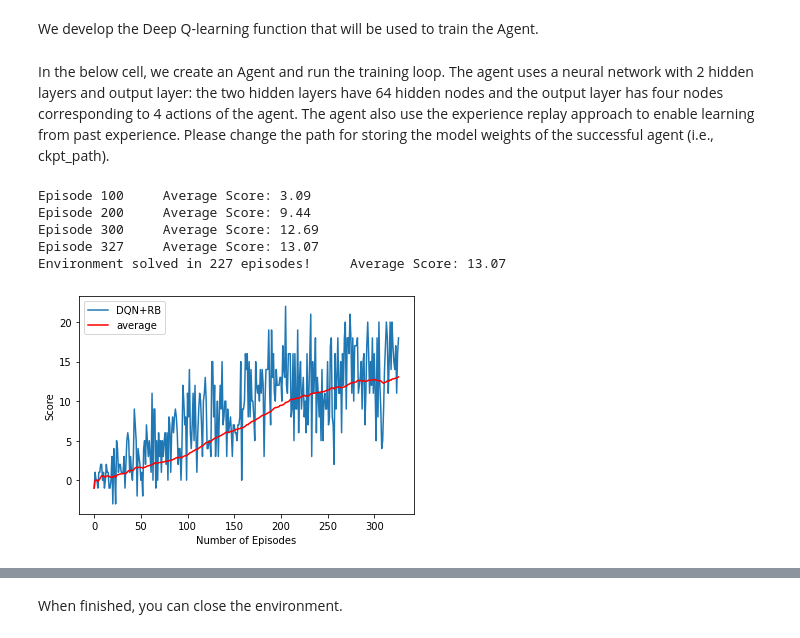
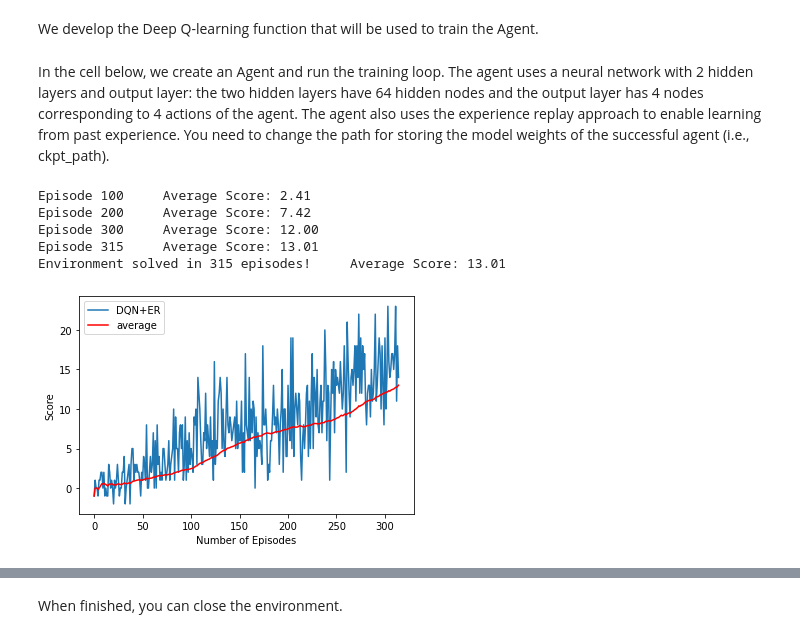
Before and after one commit to truonghuu/drlnd_navigation, a Jupyter notebook: Navigation.ipynb, the cells around one changed output, grey strips where cells are left out. Drawn from its saved outputs; the diff is of its cells as text; code cells hidden in the pictures.

```diff
--- a/Navigation.ipynb
+++ b/Navigation.ipynb
@@ -183,25 +183,26 @@ def dqn(n_episodes=2000, max_t=1000, eps_start=1.0, eps_end=0.01, eps_decay=0.99
             break
     return scores, moving_avgs
 # %% [markdown]
-In the below cell, we create an Agent and run the training loop. The agent uses a neural network with 2 hidden layers and output layer: the two hidden layers have 64 hidden nodes and the output layer has four nodes corresponding to 4 actions of the agent. The agent also use the experience replay approach to enable learning from past experience. Please change the path for storing the model weights of the successful agent (i.e., ckpt_path).
+In the cell below, we create an Agent and run the training loop. The agent uses a neural network with 2 hidden layers and output layer: the two hidden layers have 64 hidden nodes and the output layer has 4 nodes corresponding to 4 actions of the agent. The agent also uses the experience replay approach to enable learning from past experience. You need to change the path for storing the model weights of the successful agent (i.e., ckpt_path).
 # %%
+# Initialize an agent
+agent = Agent(state_size=state_size, action_size=action_size, seed=0)
 # run the training loop
-agent = Agent(state_size=state_size, action_size=action_size, seed=0)
 scores, avgs = dqn(n_episodes=600, eps_decay=0.98, eps_end=0.02, ckpt_path='/home/tram/deep-reinforcement-learning/p1_navigation/model.pt')
 
 # plot the scores
 fig = plt.figure()
 ax = fig.add_subplot(111)
-plt.plot(np.arange(len(scores)), scores, label='DQN+RB')
+plt.plot(np.arange(len(scores)), scores, label='DQN+ER')
 plt.plot(np.arange(len(scores)), avgs, c='r', label='average')
 plt.ylabel('Score')
 plt.xlabel('Number of Episodes')
 plt.legend(loc='upper left');
 plt.show()
 # %% [output]
-Episode 100     Average Score: 3.09
-Episode 200     Average Score: 9.44
-Episode 300     Average Score: 12.69
-Episode 327     Average Score: 13.07
-Environment solved in 227 episodes!     Average Score: 13.07
+Episode 100     Average Score: 2.41
+Episode 200     Average Score: 7.42
+Episode 300     Average Score: 12.00
+Episode 315     Average Score: 13.01
+Environment solved in 315 episodes!     Average Score: 13.01
-[figure, old version]
+[figure, new version]
```
Also changed, not shown: parts of 3 cells of this notebook, 4 other files.
